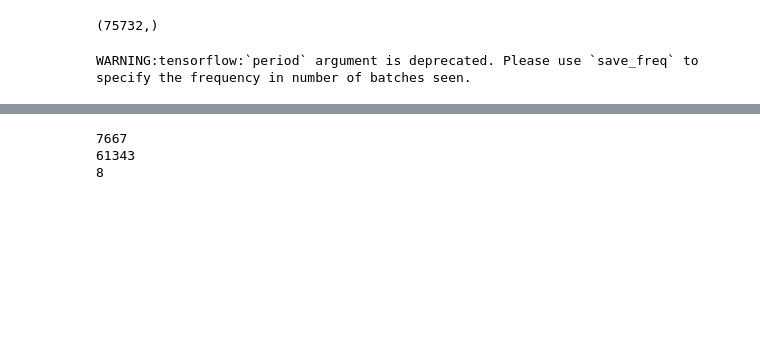
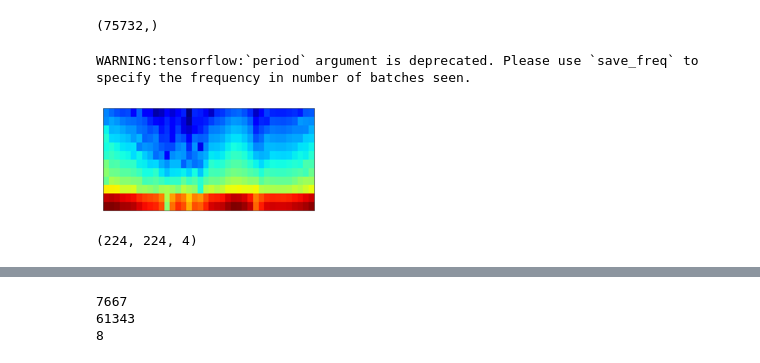
Before and after one commit to is0280fp/google_colab, a Jupyter notebook: training_spectrogram.ipynb, the cells around one changed output, grey strips where cells are left out. Cells and saved outputs as stored; diff of their text form; code cells hidden in the pictures; blank space fills up the shorter version.

```diff
--- a/training_spectrogram.ipynb
+++ b/training_spectrogram.ipynb
@@ -195 +146,24 @@ def conv_binary(number):
   return img_array
+# %%
+number=1
+V_left_filename = '/content/spectrogram_data/V_left/{}.png'.format(number)
+V_right_filename = '/content/spectrogram_data/V_right/{}.png'.format(number)
+V_left_img = Image.open(V_left_filename)
+V_right_img = Image.open(V_right_filename)
+V_left_img = V_left_img.resize(size=(224, 112), resample=Image.BICUBIC)
+V_right_img = V_right_img.resize(size=(224, 112), resample=Image.BICUBIC)
+# V_left_rgb = np.array(V_left_img.convert('RGB')).astype('float32')
+# V_right_rgb = np.array(V_right_img.convert('RGB')).astype('float32')
+# V_left_rgb /= 255.0
+# V_right_rgb /= 255.0
+# # # numpy配列の取得
+# img_array = np.concatenate([V_left_rgb, V_right_rgb], axis=0)
+V_left_img
+V_right_img
+# %% [output]
+[figure, added]
+# %%
+np.array(V_left_img).shape
+np.concatenate([np.array(V_left_img), np.array(V_right_img)], axis=0).shape
+# %% [output]
+(224, 224, 4)
```
Also changed, not shown: parts of 19 cells of this notebook.
